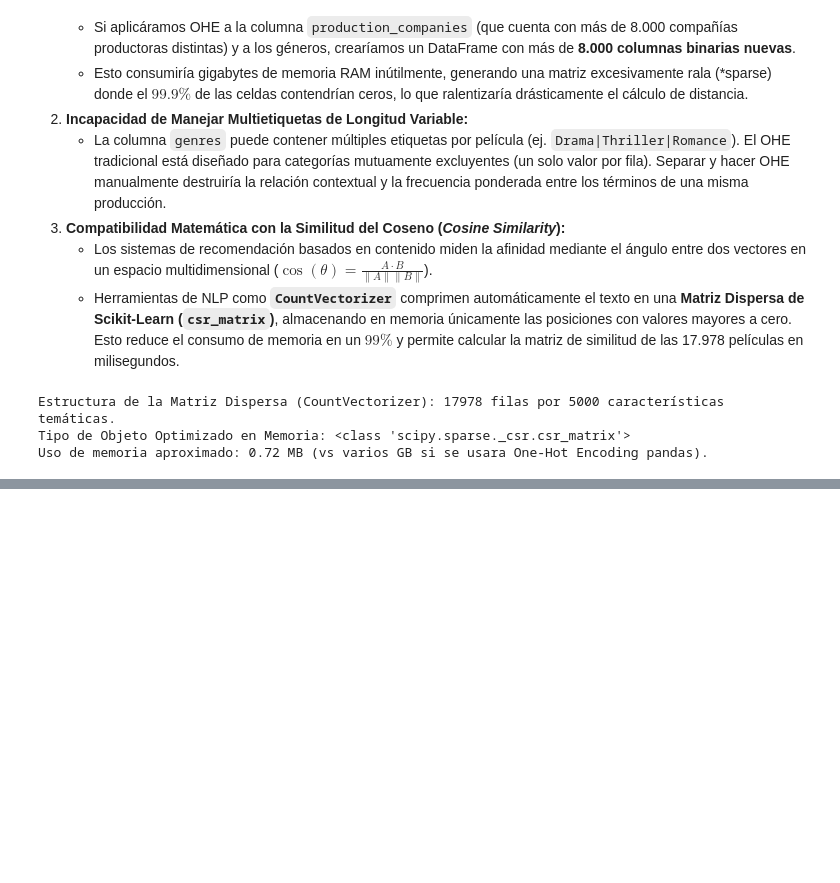
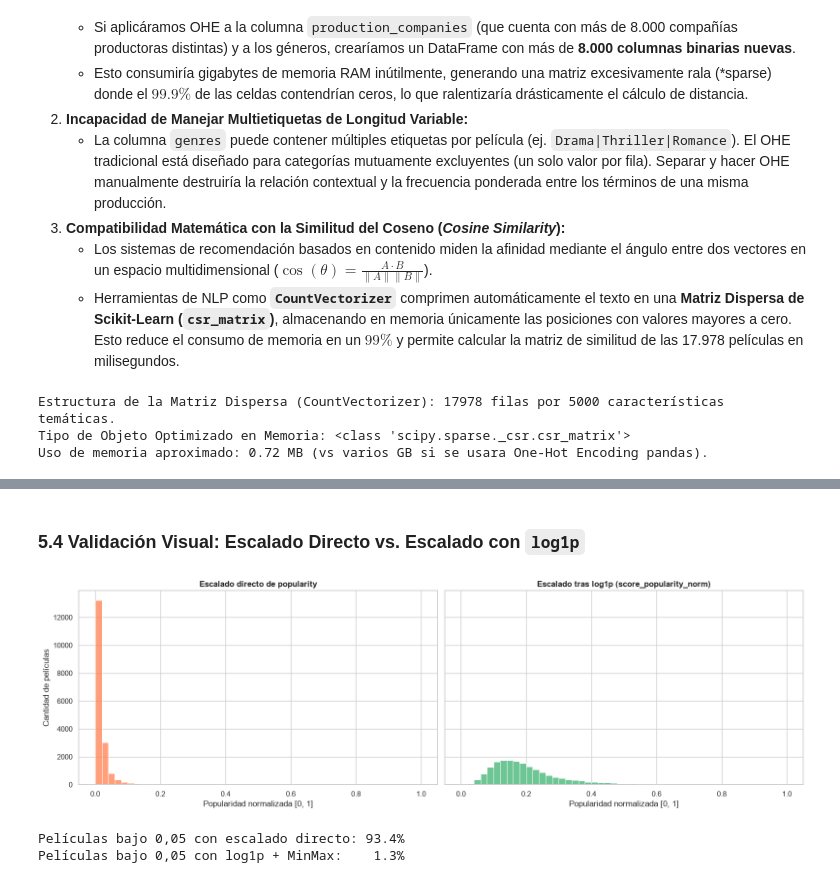
Before and after one commit to yetgx/mcdi500-tmdb-grupo4, a Jupyter notebook: F2/Fase2-Preparacion-Recomendador.ipynb, the cells around one changed output, grey strips where cells are left out. Drawn from its saved outputs; the diff is of its cells as text; code cells hidden in the pictures; blank space fills up the shorter version.

```diff
--- a/F2/Fase2-Preparacion-Recomendador.ipynb
+++ b/F2/Fase2-Preparacion-Recomendador.ipynb
@@ -190,0 +225,11 @@ Uso de memoria aproximado: 0.72 MB (vs varios GB si se usara One-Hot Encoding pa
+# %%
+# popularity: log1p antes de escalar para corregir la asimetría (skew ≈ 9,2)
+df_prep['popularity_log'] = np.log1p(df_prep['popularity'])
+
+scaler = MinMaxScaler()
+df_prep[['score_quality_norm', 'score_popularity_norm']] = scaler.fit_transform(
+    df_prep[['weighted_rating', 'popularity_log']]
+)
+
+print("Resumen estadístico de las métricas normalizadas en el rango [0, 1]:")
+df_prep[['weighted_rating', 'score_quality_norm', 'popularity', 'score_popularity_norm']].describe().T[['mean', 'std', 'min', '50%', 'max']].round(3)
@@ -190,0 +243,25 @@ Uso de memoria aproximado: 0.72 MB (vs varios GB si se usara One-Hot Encoding pa
+# %% [markdown]
+### 5.4 Validación Visual: Escalado Directo vs. Escalado con `log1p`
+# %%
+pop_directa = MinMaxScaler().fit_transform(df_prep[['popularity']]).ravel()
+
+fig, axes = plt.subplots(1, 2, figsize=(16, 5), sharey=True)
+
+sns.histplot(pop_directa, bins=50, ax=axes[0], color='coral')
+axes[0].set_title("Escalado directo de popularity", fontweight='bold')
+axes[0].set_xlabel("Popularidad normalizada [0, 1]")
+axes[0].set_ylabel("Cantidad de películas")
+
+sns.histplot(df_prep['score_popularity_norm'], bins=50, ax=axes[1], color='mediumseagreen')
+axes[1].set_title("Escalado tras log1p (score_popularity_norm)", fontweight='bold')
+axes[1].set_xlabel("Popularidad normalizada [0, 1]")
+
+plt.tight_layout()
+plt.show()
+
+print(f"Películas bajo 0,05 con escalado directo: {(pop_directa < 0.05).mean():.1%}")
+print(f"Películas bajo 0,05 con log1p + MinMax:    {(df_prep['score_popularity_norm'] < 0.05).mean():.1%}")
+# %% [output]
+[figure, added]
+Películas bajo 0,05 con escalado directo: 93.4%
+Películas bajo 0,05 con log1p + MinMax:    1.3%
```
Also changed, not shown: parts of 7 cells of this notebook.
